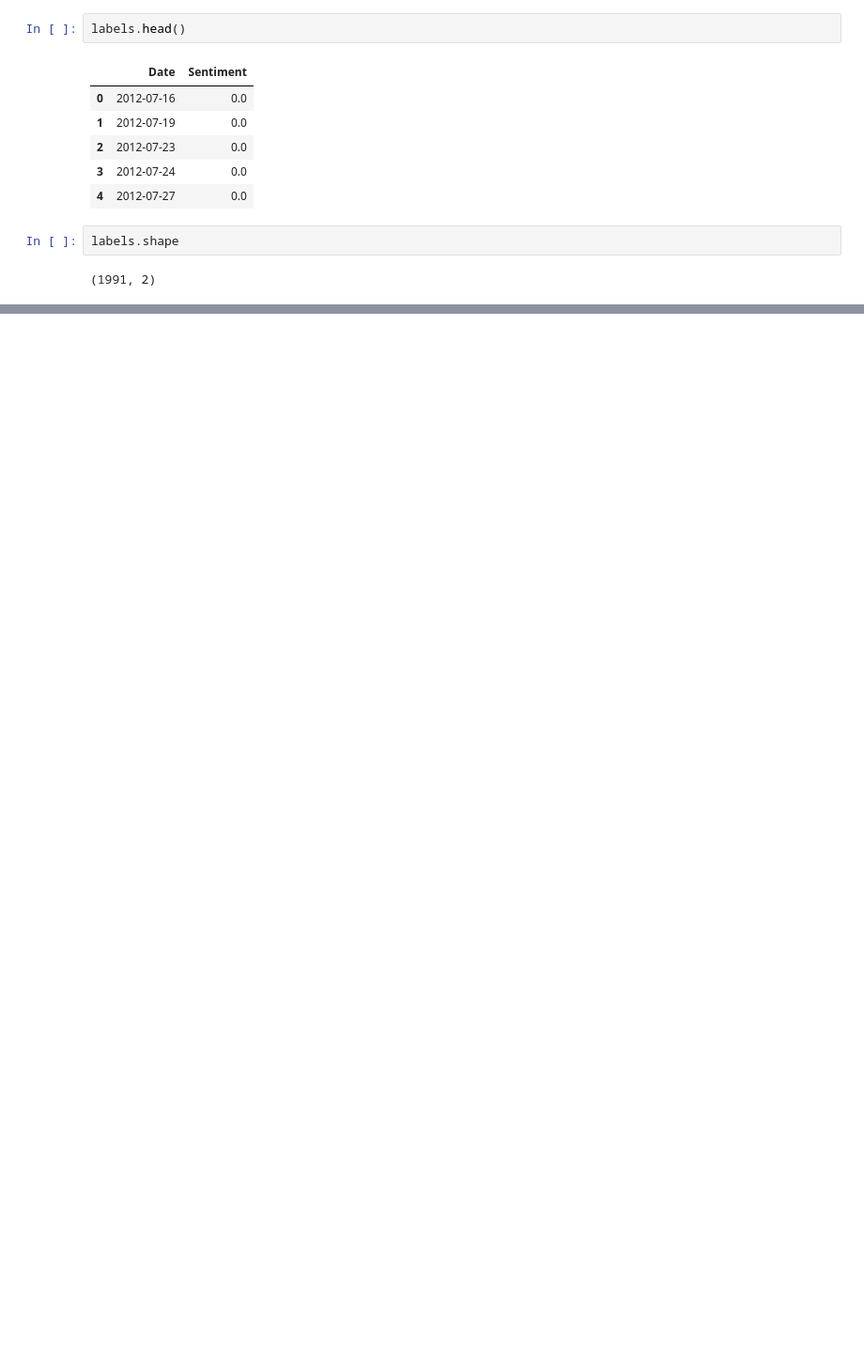
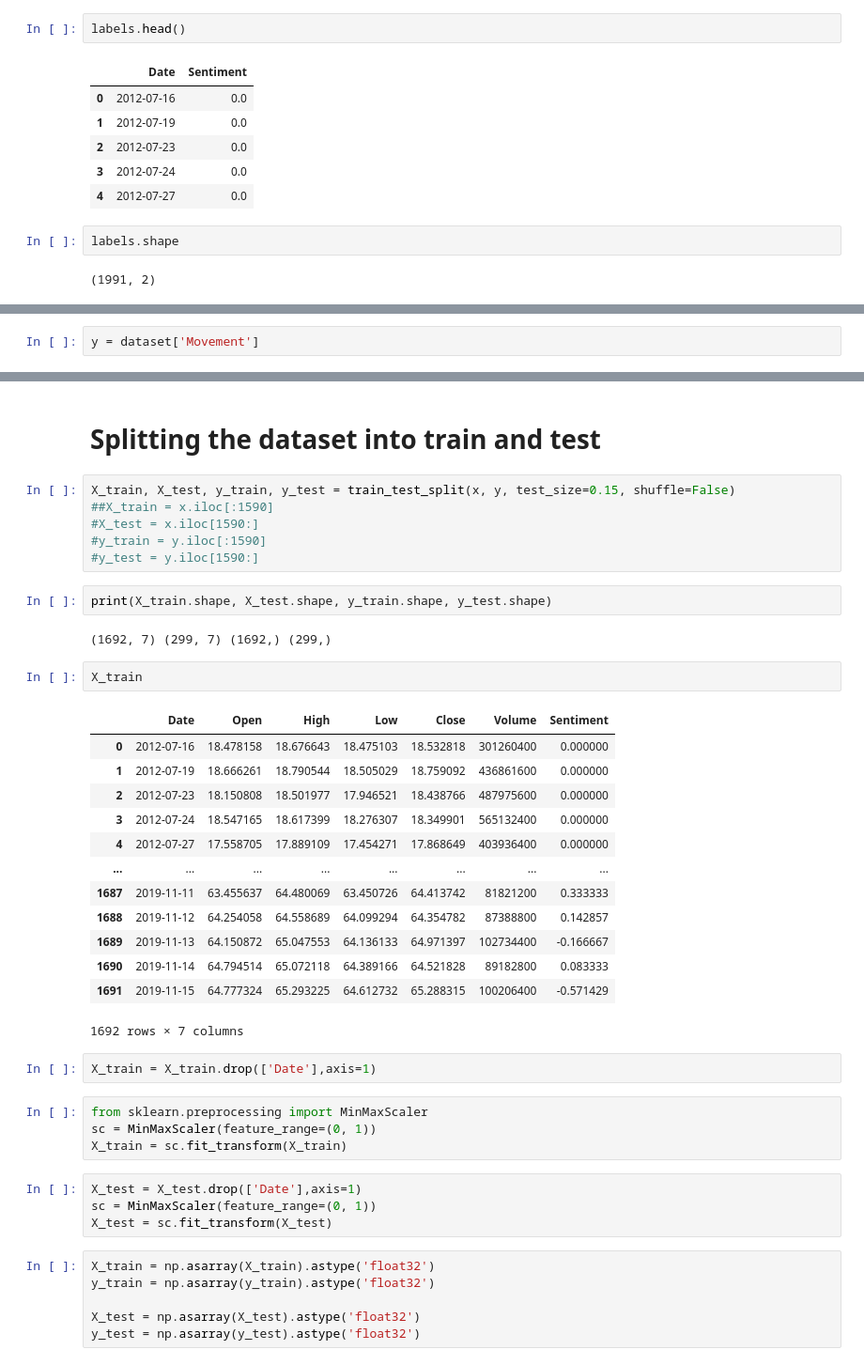
Before and after one commit to AnshulRustogi/Stock-Market-Movement-Predictor, a Jupyter notebook: model/LSTM_try_1.ipynb, the cells around one changed output, grey strips where cells are left out. Shown at 94% size. Cells and saved outputs as stored; diff of their text form; blank space fills up the shorter version.

```diff
--- a/model/LSTM_try_1.ipynb
+++ b/model/LSTM_try_1.ipynb
@@ -145,0 +141,2 @@ merge
+# %%
+y = dataset['Movement']
@@ -145,0 +158,44 @@ merge
+# %% [markdown]
+# Splitting the dataset into train and test
+# %%
+X_train, X_test, y_train, y_test = train_test_split(x, y, test_size=0.15, shuffle=False)
+##X_train = x.iloc[:1590]
+#X_test = x.iloc[1590:]
+#y_train = y.iloc[:1590]
+#y_test = y.iloc[1590:]
+# %%
+print(X_train.shape, X_test.shape, y_train.shape, y_test.shape)
+# %% [output]
+(1692, 7) (299, 7) (1692,) (299,)
+# %%
+X_train
+# %% [output]
+|  | Date | Open | High | Low | Close | Volume | Sentiment |
+| 0 | 2012-07-16 | 18.478158 | 18.676643 | 18.475103 | 18.532818 | 301260400 | 0.000000 |
+| 1 | 2012-07-19 | 18.666261 | 18.790544 | 18.505029 | 18.759092 | 436861600 | 0.000000 |
+| 2 | 2012-07-23 | 18.150808 | 18.501977 | 17.946521 | 18.438766 | 487975600 | 0.000000 |
+| 3 | 2012-07-24 | 18.547165 | 18.617399 | 18.276307 | 18.349901 | 565132400 | 0.000000 |
+| 4 | 2012-07-27 | 17.558705 | 17.889109 | 17.454271 | 17.868649 | 403936400 | 0.000000 |
+| ... | ... | ... | ... | ... | ... | ... | ... |
+| 1687 | 2019-11-11 | 63.455637 | 64.480069 | 63.450726 | 64.413742 | 81821200 | 0.333333 |
+| 1688 | 2019-11-12 | 64.254058 | 64.558689 | 64.099294 | 64.354782 | 87388800 | 0.142857 |
+| 1689 | 2019-11-13 | 64.150872 | 65.047553 | 64.136133 | 64.971397 | 102734400 | -0.166667 |
+| 1690 | 2019-11-14 | 64.794514 | 65.072118 | 64.389166 | 64.521828 | 89182800 | 0.083333 |
+| 1691 | 2019-11-15 | 64.777324 | 65.293225 | 64.612732 | 65.288315 | 100206400 | -0.571429 |
+1692 rows × 7 columns
+# %%
+X_train = X_train.drop(['Date'],axis=1)
+# %%
+from sklearn.preprocessing import MinMaxScaler
+sc = MinMaxScaler(feature_range=(0, 1))
+X_train = sc.fit_transform(X_train)
+# %%
+X_test = X_test.drop(['Date'],axis=1)
+sc = MinMaxScaler(feature_range=(0, 1))
+X_test = sc.fit_transform(X_test)
+# %%
+X_train = np.asarray(X_train).astype('float32')
+y_train = np.asarray(y_train).astype('float32')
+
+X_test = np.asarray(X_test).astype('float32')
+y_test = np.asarray(y_test).astype('float32')
```
Also changed, not shown: parts of 12 cells of this notebook.
